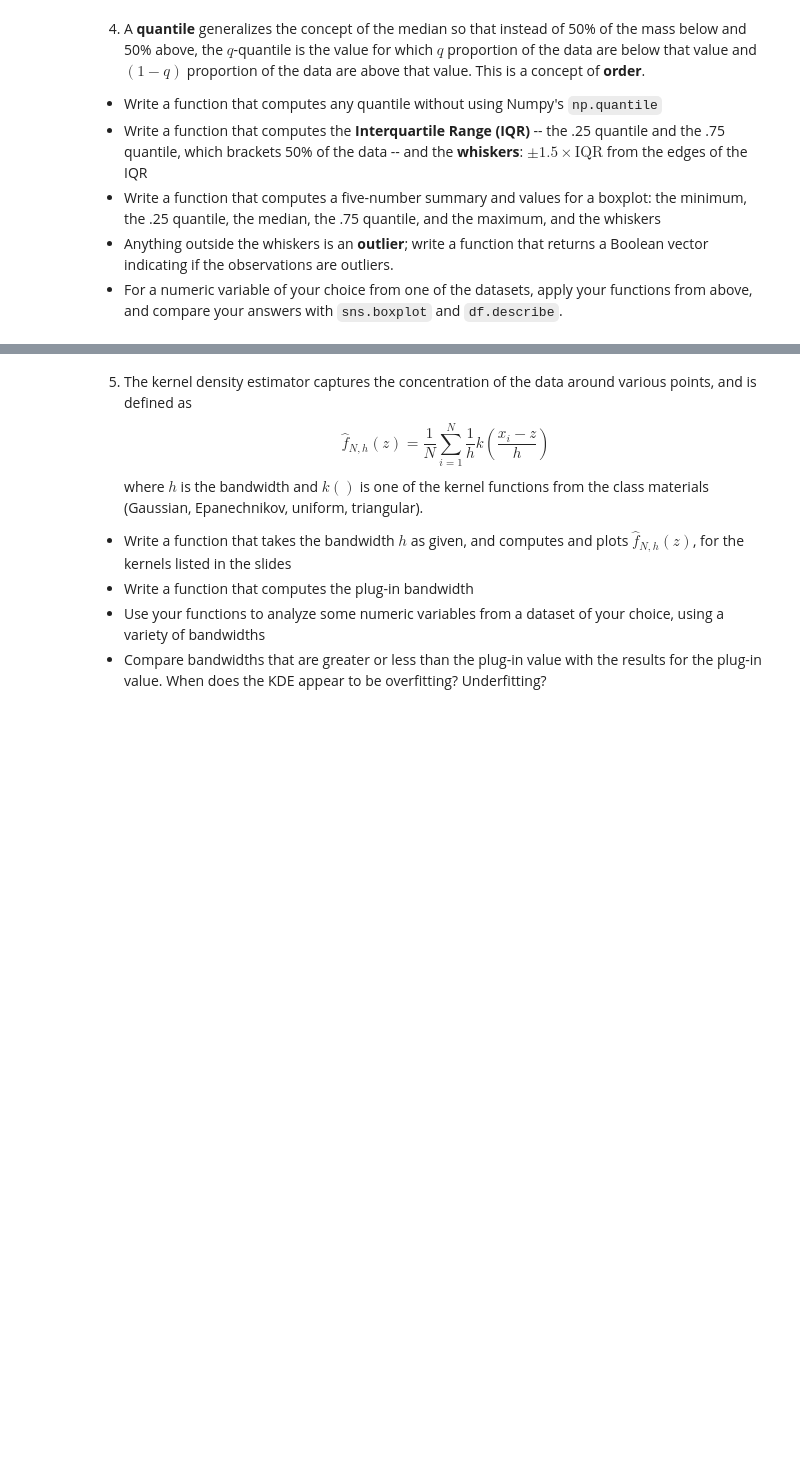
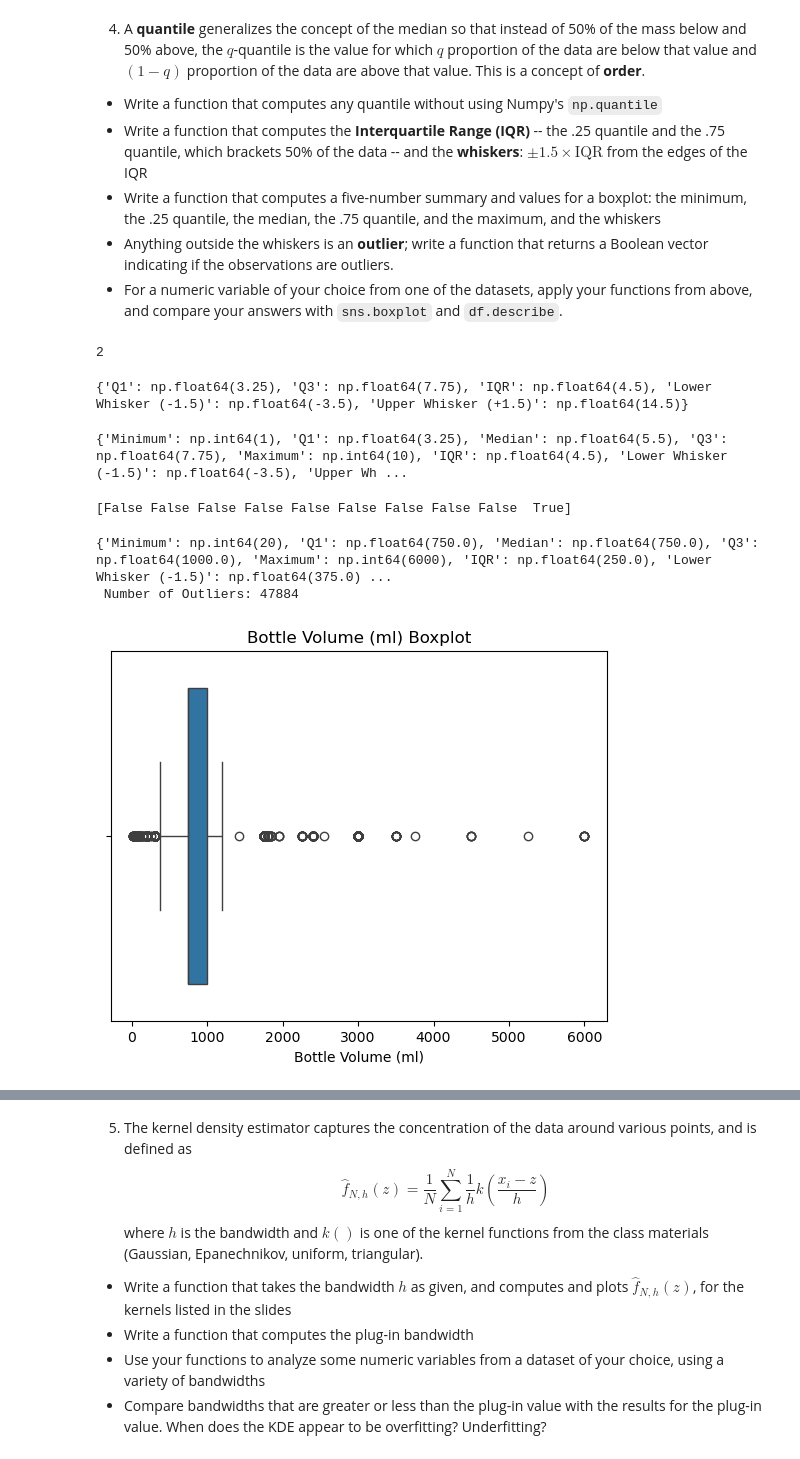
Before and after one commit to rtbaum/DS-5030, a Jupyter notebook: assignment_2-2.ipynb, the cells around one changed output, grey strips where cells are left out. Cells and saved outputs as stored; diff of their text form; code cells hidden in the pictures; blank space fills up the shorter version.

```diff
--- a/assignment_2-2.ipynb
+++ b/assignment_2-2.ipynb
@@ -167,0 +195,8 @@ for N in (3,30,300,3000):
+# %%
+# Example usage
+data = [1, 2, 3, 4, 5]
+q = 0.25
+result = quantile(data, q)
+print(result)
+# %% [output]
+2
@@ -167,0 +213,8 @@ for N in (3,30,300,3000):
+# %%
+# Example Usage
+
+data = [1, 2, 3, 4, 5, 6, 7, 8, 9, 10]
+result = iqr_and_whiskers(data)
+print(result)
+# %% [output]
+{'Q1': np.float64(3.25), 'Q3': np.float64(7.75), 'IQR': np.float64(4.5), 'Lower Whisker (-1.5)': np.float64(-3.5), 'Upper Whisker (+1.5)': np.float64(14.5)}
@@ -167,0 +232,8 @@ for N in (3,30,300,3000):
+# %%
+# Example usage
+
+data = [1, 2, 3, 4, 5, 6, 7, 8, 9, 10]
+result = five_num_summary(data)
+print(result)
+# %% [output]
+{'Minimum': np.int64(1), 'Q1': np.float64(3.25), 'Median': np.float64(5.5), 'Q3': np.float64(7.75), 'Maximum': np.int64(10), 'IQR': np.float64(4.5), 'Lower Whisker (-1.5)': np.float64(-3.5), 'Upper Wh ...
@@ -167,0 +250,22 @@ for N in (3,30,300,3000):
+# %%
+# example use
+
+data = [1, 2, 3, 4, 5, 6, 7, 8, 9, 36]
+outliers = outlier_detector(data)
+print(outliers)
+# %% [output]
+[False False False False False False False False False  True]
+# %%
+vols = iowa["Bottle Volume (ml)"].dropna()
+vol_sum = five_num_summary(vols)
+vol_outliers = outlier_detector(vols)
+print(vol_sum, "\n Number of Outliers:", vol_outliers.sum())
+# %% [output]
+{'Minimum': np.int64(20), 'Q1': np.float64(750.0), 'Median': np.float64(750.0), 'Q3': np.float64(1000.0), 'Maximum': np.int64(6000), 'IQR': np.float64(250.0), 'Lower Whisker (-1.5)': np.float64(375.0) ...
+ Number of Outliers: 47884
+# %%
+sns.boxplot(x=vols)
+plt.title("Bottle Volume (ml) Boxplot")
+plt.show()
+# %% [output]
+[figure, added]
```
Also changed, not shown: parts of 9 cells of this notebook.
